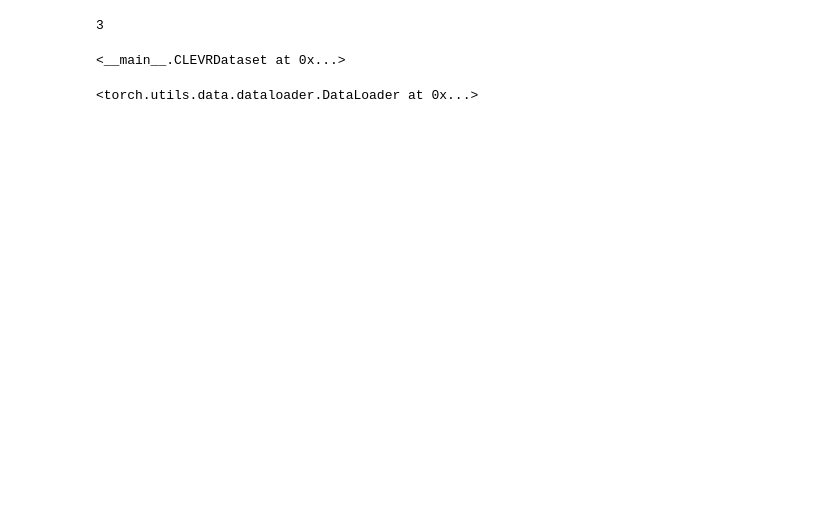
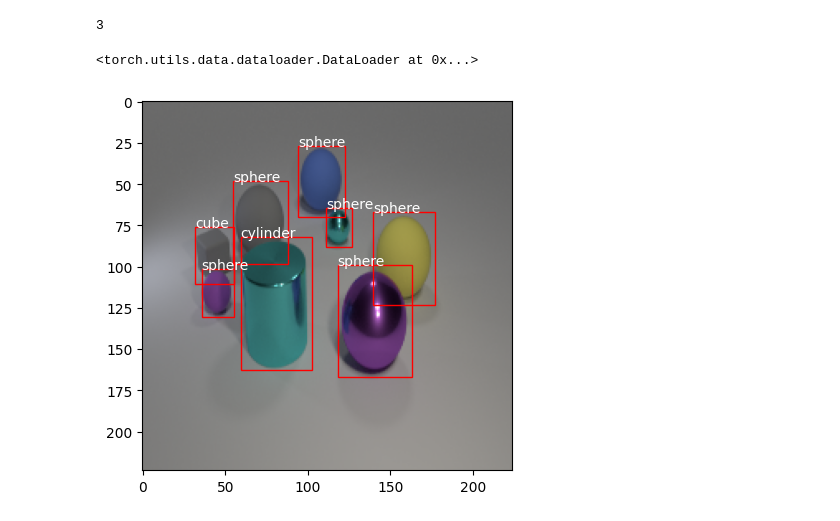
Before and after one commit to smb-h/iirbctf, a Jupyter notebook: notebooks/faster_rcnn_torch.ipynb, the cells around one changed output. Drawn from its saved outputs; the diff is of its cells as text; code cells hidden in the pictures; blank space fills up the shorter version.

Commit message:
:construction: update(model): Updating model
Fine tunning Faster-RCNN

```diff
--- a/notebooks/faster_rcnn_torch.ipynb
+++ b/notebooks/faster_rcnn_torch.ipynb
@@ -332,15 +227,14 @@ class CLEVRDataset(torch.utils.data.Dataset):
             y_min = this_bbox[1] * y_scale
             x_max = (this_bbox[0] + this_bbox[2]) * x_scale
             y_max = (this_bbox[1] + this_bbox[3]) * y_scale
-            # boxes.append([x_min, y_min, x_max, y_max])
-            # boxes.append([x_min, y_min, x_max - x_min, y_max - y_min])
+            boxes.append([x_min, y_min, x_max, y_max])
 
-            # normalize to 0-1
-            bboxes = [x_min / self.width, y_min / self.height, x_max / self.width, y_max / self.height]
-            # < 0 to 0 and > 1 to 1
-            bboxes = [0 if b < 0 else b for b in bboxes]
-            bboxes = [1 if b > 1 else b for b in bboxes]
-            boxes.append(bboxes)
+            # # normalize to 0-1
+            # bboxes = [x_min / self.width, y_min / self.height, x_max / self.width, y_max / self.height]
+            # # < 0 to 0 and > 1 to 1
+            # bboxes = [0 if b < 0 else b for b in bboxes]
+            # bboxes = [1 if b > 1 else b for b in bboxes]
+            # boxes.append(bboxes)
 
         # convert boxes into a torch.Tensor
         boxes = torch.as_tensor(boxes, dtype=torch.float32)
@@ -364,7 +258,7 @@ class CLEVRDataset(torch.utils.data.Dataset):
                             labels = labels)
             img = sample['image']
             target['boxes'] = torch.Tensor(sample['bboxes'])
-
+        img = img.transpose(2, 0, 1)
         return img, target
 # %%
 # plot bounding boxes
@@ -453,10 +337,3 @@ def get_transform(train):
 # %%
 def collate_fn(batch):
     return tuple(zip(*batch))
-# %%
-# use our dataset and defined transformations
-dataset = CLEVRDataset(x_train, y_train, 224, 224, transforms= get_transform(train=True))
-dataset_valid = CLEVRDataset(x_val, y_val, 224, 224, transforms= get_transform(train=False))
-dataset_valid
-# %% [output]
-<__main__.CLEVRDataset at 0x...>
@@ -502,3 +365,12 @@ optimizer = torch.optim.SGD(params, lr=0.005, momentum=0.9, weight_decay=0.0005)
 # and a learning rate scheduler which decreases the learning rate by
 # 10x every 3 epochs
 lr_scheduler = torch.optim.lr_scheduler.StepLR(optimizer, step_size=3, gamma=0.1)
+# %%
+# Test model
+model.eval()
+img, target = dataset_valid[random.randint(0, len(y_val))]
+pred = model([torch.as_tensor(img).to(device)])[0]
+# %%
+plot_bbox(img, target)
+# %% [output]
+[figure, added]
```
Also changed, not shown: parts of 27 cells of this notebook, 1 other file.
